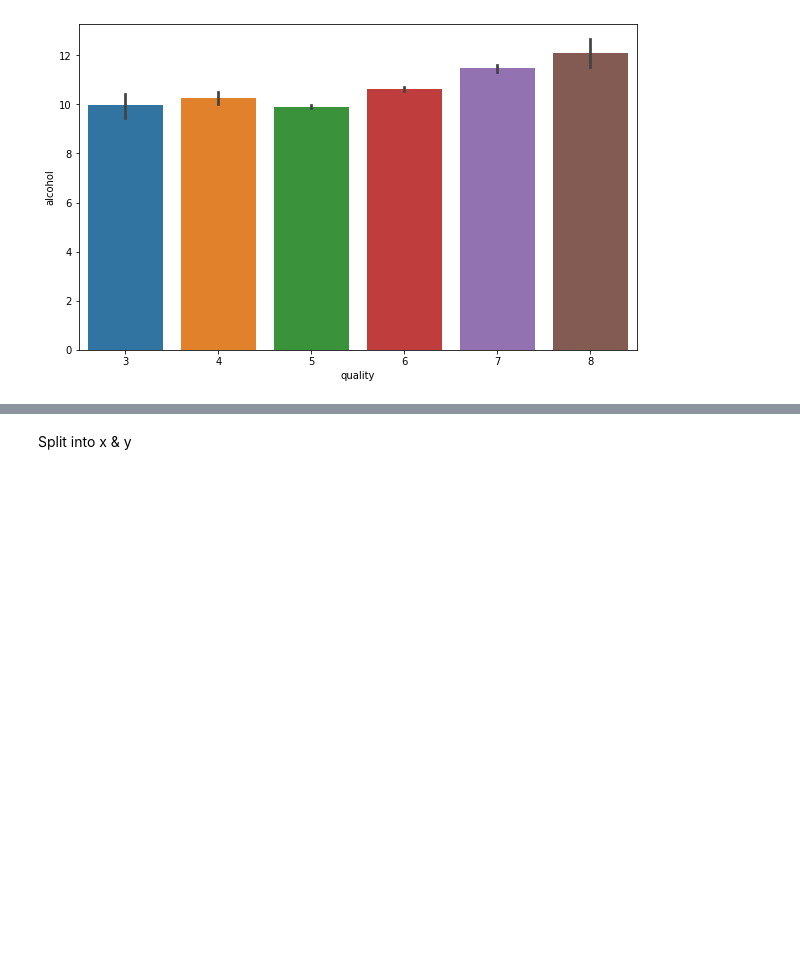
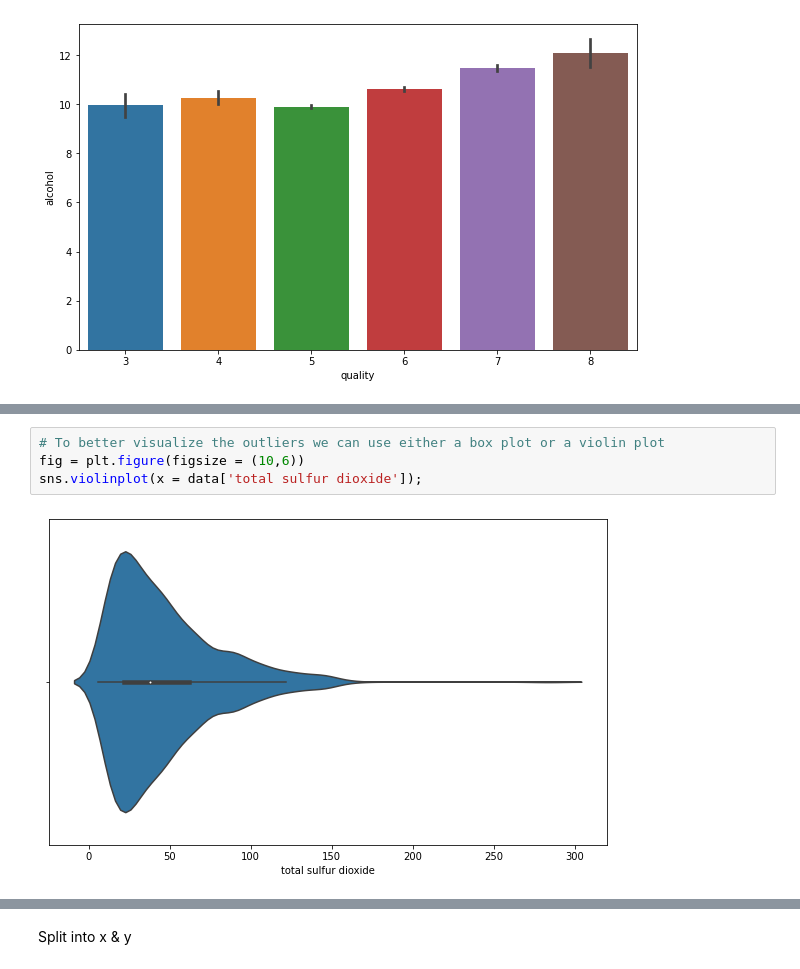
Before and after one commit to Kirlewn/Machine-Learning-Projects, a Jupyter notebook: Regression/red_wine_quality_predictor.ipynb, the cells around one changed output, grey strips where cells are left out. Drawn from its saved outputs; the diff is of its cells as text; blank space fills up the shorter version.

```diff
--- a/Regression/red_wine_quality_predictor.ipynb
+++ b/Regression/red_wine_quality_predictor.ipynb
@@ -182,0 +306,6 @@ Analyze data
+# %%
+# To better visualize the outliers we can use either a box plot or a violin plot
+fig = plt.figure(figsize = (10,6))
+sns.violinplot(x = data['total sulfur dioxide']);
+# %% [output]
+[figure, added]
```
Also changed, not shown: parts of 34 cells of this notebook.
